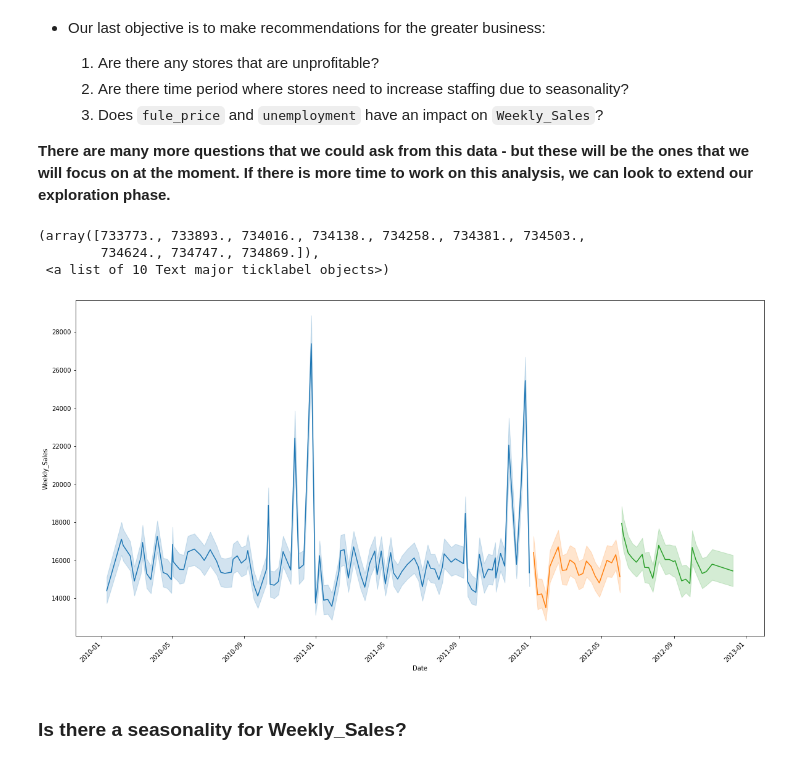
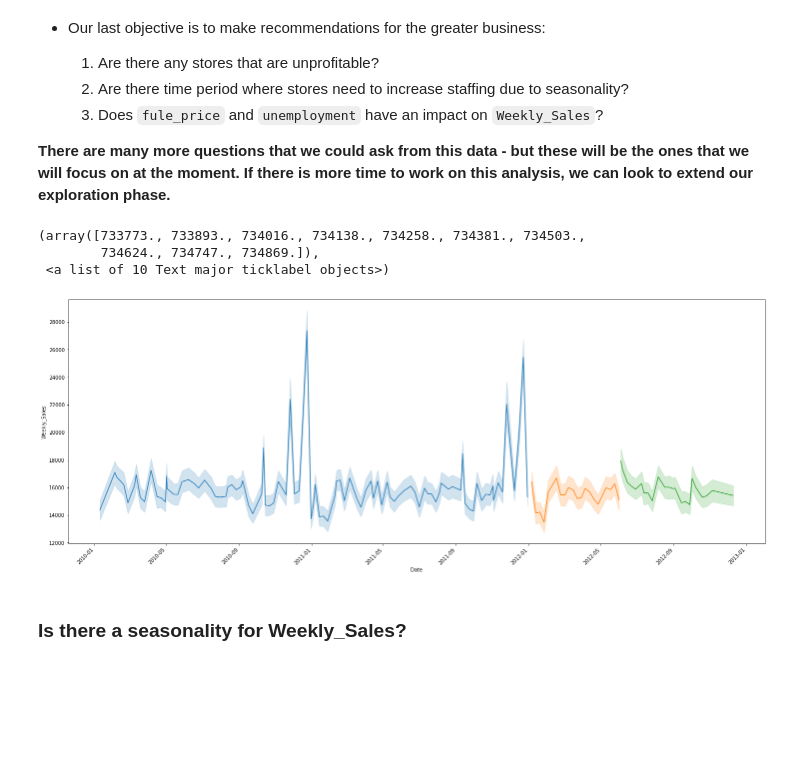
Before and after one commit to guedanie/retail-time-series-project, a Jupyter notebook: retail-time-series-analysis.ipynb, the cells around one changed output. Drawn from its saved outputs; the diff is of its cells as text; code cells hidden in the pictures; blank space fills up the shorter version.

```diff
--- a/retail-time-series-analysis.ipynb
+++ b/retail-time-series-analysis.ipynb
@@ -251,14 +251,14 @@ train = df[:"2011-12-31"]
 validate = df["2012-01-01":"2012-06-01"]
 test = df["2012-06-02":]
 # %%
-plt.figure(figsize=(20,10))
+plt.figure(figsize=(25,9))
 prepare.plot_splits(train, validate, test, "Weekly_Sales")
 plt.xticks(rotation=45, ha="right")
 # %% [output]
 (array([733773., 733893., 734016., 734138., 734258., 734381., 734503.,
         734624., 734747., 734869.]),
  <a list of 10 Text major ticklabel objects>)
-[figure, old version]
+[figure, new version]
 # %% [markdown]
 ### Is there a seasonality for Weekly_Sales?
 # %%
```
Also changed, not shown: parts of 7 cells of this notebook.
